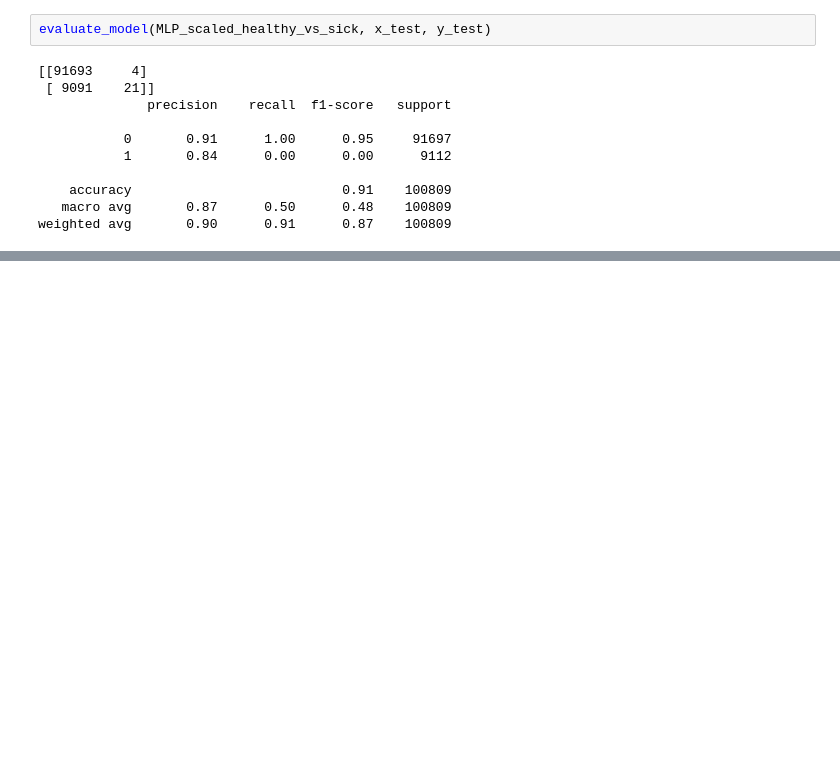
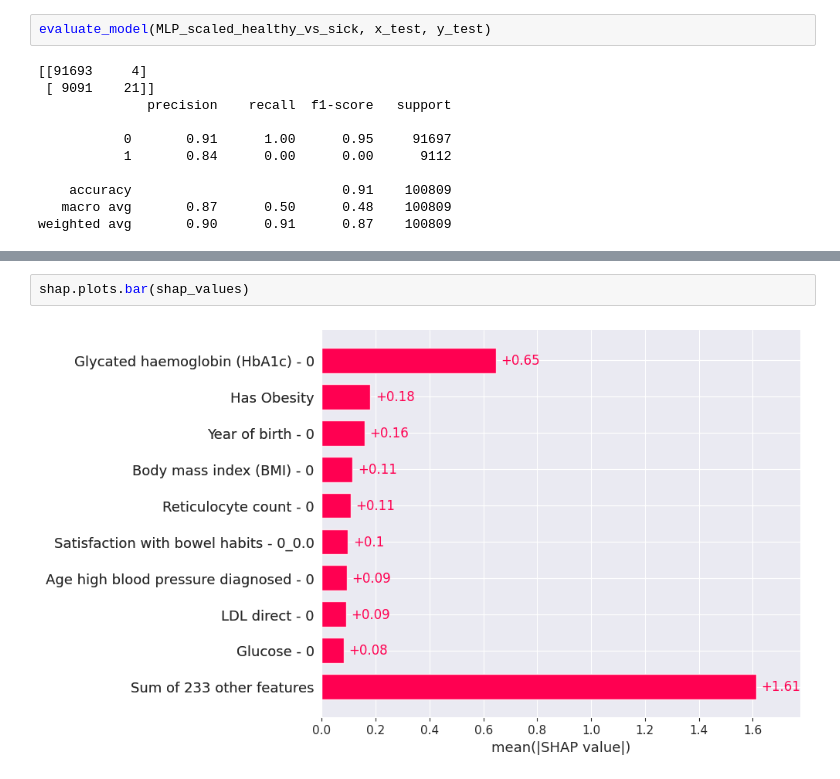
Before and after one commit to OfekShcherb/Finding-Differences-in-Diagnosis-of-Pancreatic-Cancer-and-Type-II-Diabetes-Mellitus, a Jupyter notebook: test.ipynb, the cells around one changed output, grey strips where cells are left out. Saved outputs shown, nothing was run; the diff lists cells and outputs as text; blank space fills up the shorter version.

```diff
--- a/test.ipynb
+++ b/test.ipynb
@@ -697,0 +842,4 @@ weighted avg       0.89      0.72      0.77    100809
+# %%
+shap.plots.bar(shap_values)
+# %% [output]
+[figure, added]
```
Also changed, not shown: parts of 42 cells of this notebook, 1 other file.
